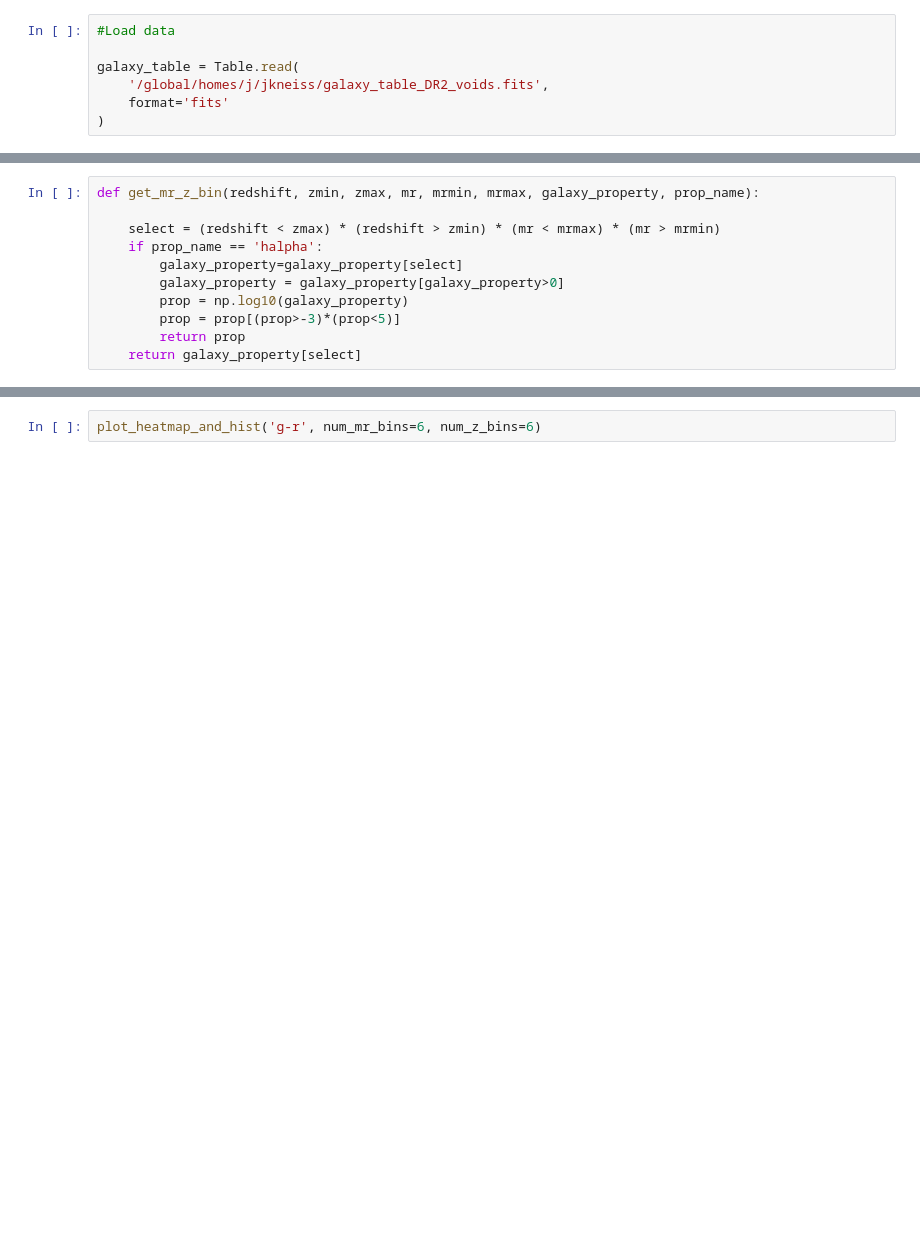
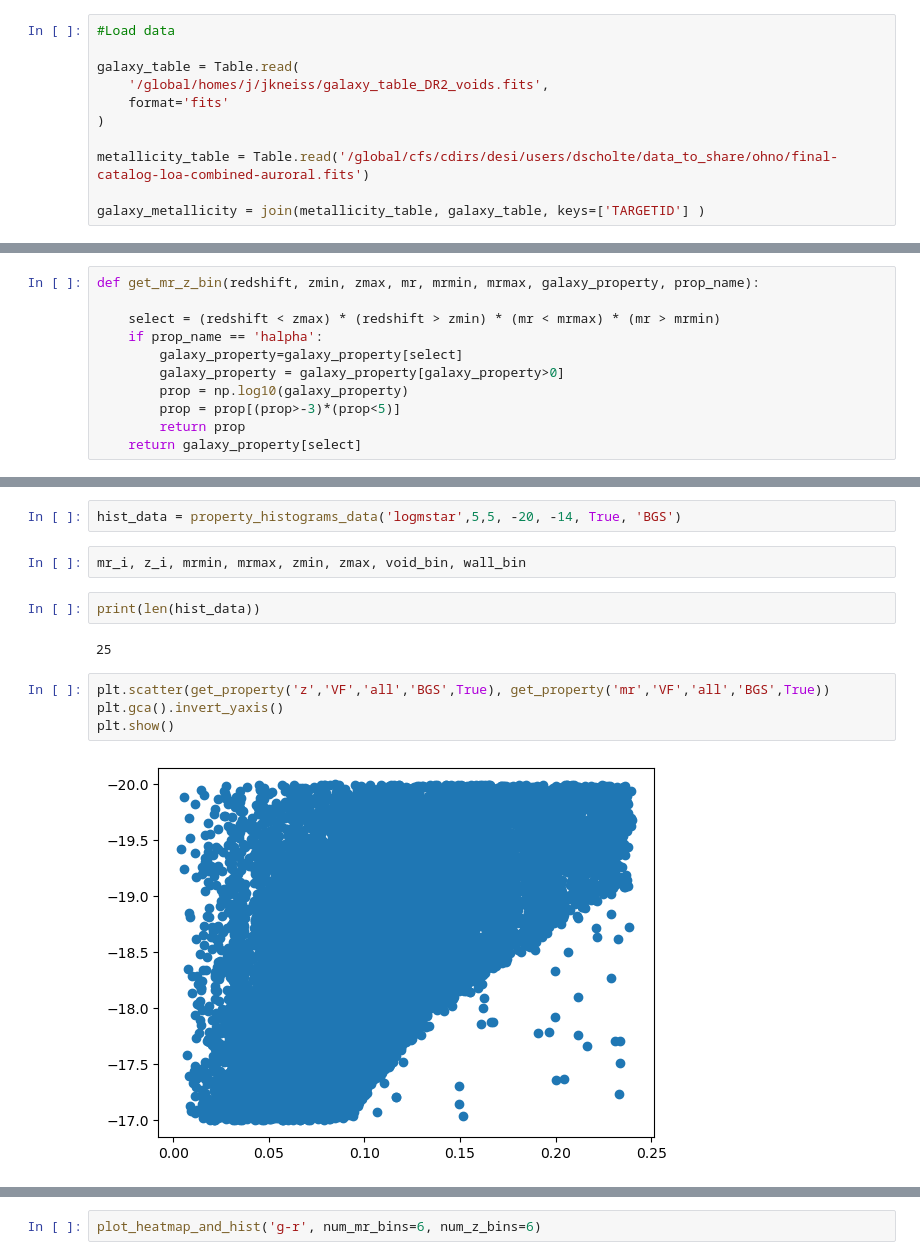
Before and after one commit to DESI-UR/bff, a Jupyter notebook: DESI_BGS_DR2_BF_Diagnostic_Plots (1).ipynb, the cells around one changed output, grey strips where cells are left out. Drawn from its saved outputs; the diff is of its cells as text; blank space fills up the shorter version.

```diff
--- a/DESI_BGS_DR2_BF_Diagnostic_Plots (1).ipynb
+++ b/DESI_BGS_DR2_BF_Diagnostic_Plots (1).ipynb
@@ -26,3 +26,7 @@ galaxy_table = Table.read(
     '/global/homes/j/jkneiss/galaxy_table_DR2_voids.fits',
     format='fits'
 )
+
+metallicity_table = Table.read('/global/cfs/cdirs/desi/users/dscholte/data_to_share/ohno/final-catalog-loa-combined-auroral.fits')
+
+galaxy_metallicity = join(metallicity_table, galaxy_table, keys=['TARGETID'] )
@@ -504,0 +561,14 @@ def plot_heatmap_and_hist(prop_name, num_mr_bins=6, num_z_bins=6, mr_min=-20, mr
+# %%
+hist_data = property_histograms_data('logmstar',5,5, -20, -14, True, 'BGS')
+# %%
+mr_i, z_i, mrmin, mrmax, zmin, zmax, void_bin, wall_bin
+# %%
+print(len(hist_data))
+# %% [output]
+25
+# %%
+plt.scatter(get_property('z','VF','all','BGS',True), get_property('mr','VF','all','BGS',True))
+plt.gca().invert_yaxis()
+plt.show()
+# %% [output]
+[figure, added]
```
Also changed, not shown: parts of 21 cells of this notebook.
